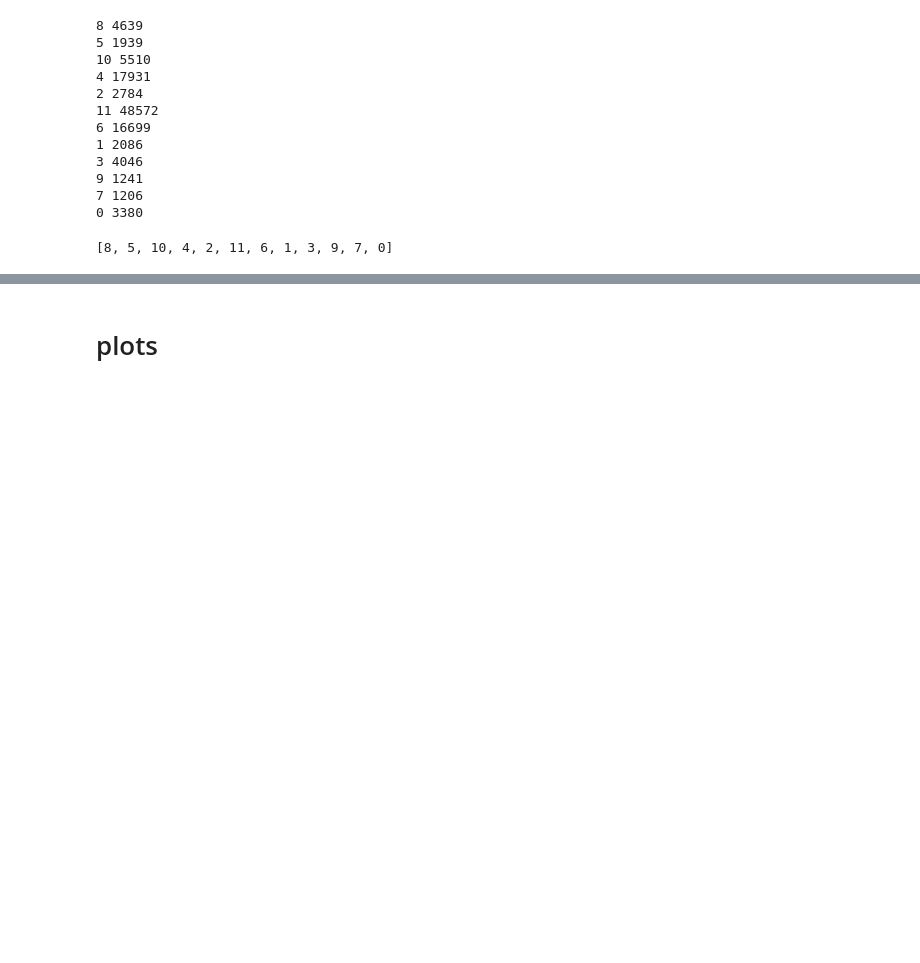
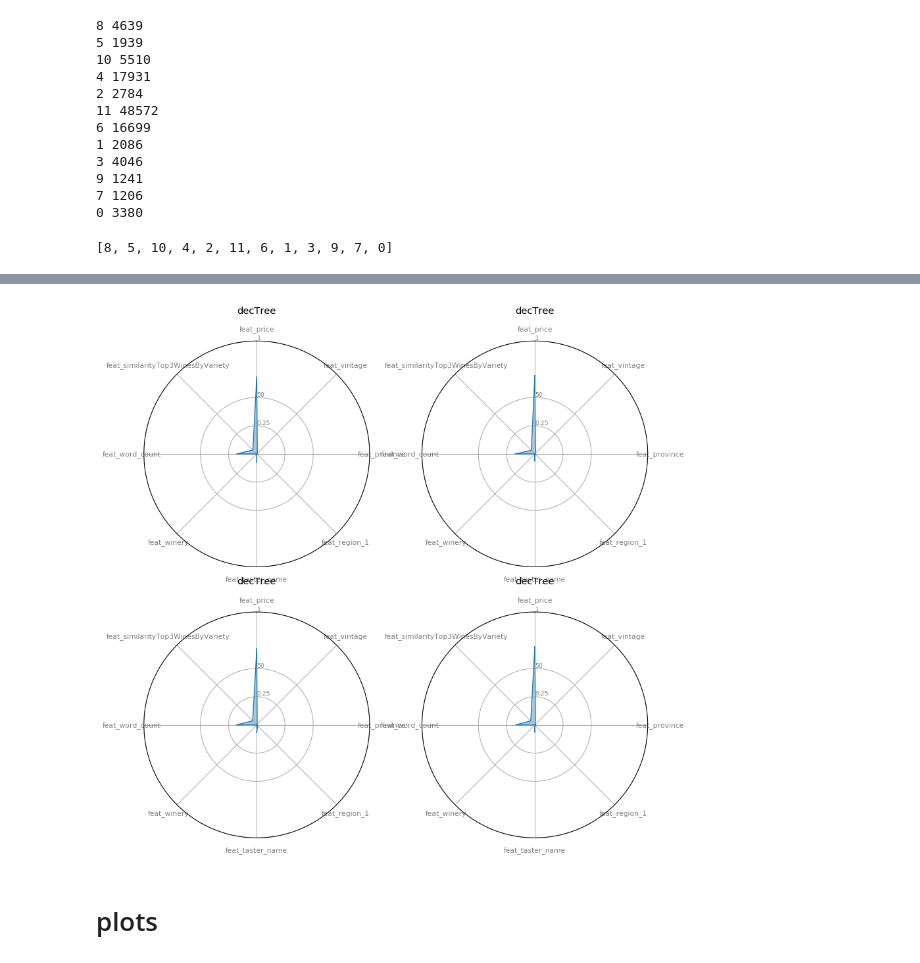
Before and after one commit to Gneur11/bdaFinalMIo, a Jupyter notebook: ClassifierAnalysis.ipynb, the cells around one changed output, grey strips where cells are left out. Drawn from its saved outputs; the diff is of its cells as text; code cells hidden in the pictures; blank space fills up the shorter version.

```diff
--- a/ClassifierAnalysis.ipynb
+++ b/ClassifierAnalysis.ipynb
@@ -494,0 +517,13 @@ result
+# %%
+#per il radar chart, va bene probabilmente solo per la comparazione dei risultati delle importanze per linear regression e dectreeclass
+
+#oppure anche per i risultati di precision recall e f1 score?
+
+df = pd.DataFrame()
+df = df1[["algorithm"] + genFeatures]
+df = df.reset_index(drop=True)
+#df.drop(["algorithm"],axis=1,inplace=True)
+for col in df.columns:
+    df[col] = df[col].replace(100,0)
+df.drop("feat_variety",axis=1,inplace=True)
+df
@@ -495,3 +538,52 @@ result
+# %%
+def make_spider(row, title):#,# color):
+
+    # number of variable
+    categories=list(df)[1:]
+    #print(categories)
+    N = len(categories)
+
+    # What will be the angle of each axis in the plot? (we divide the plot / number of variable)
+    angles = [n / float(N) * 2 * pi for n in range(N)]
+    angles += angles[:1]
+
+    # Initialise the spider plot
+    ax = plt.subplot(2,2,idx+1, polar=True, )
+
+    # If you want the first axis to be on top:
+    ax.set_theta_offset(pi / 2)
+    ax.set_theta_direction(-1)
+
+    # Draw one axe per variable + add labels labels yet
+    plt.xticks(angles[:-1], categories, color='grey', size=8)
+
+    # Draw ylabels
+    ax.set_rlabel_position(0)
+    plt.yticks([0.25,0.50,1], ["0.25","50","1"], color="grey", size=7)
+    plt.ylim(0,1)
+
+    # Ind1
+    values=df.loc[idx].drop('algorithm').values.flatten().tolist()
+    values += values[:1]
+    ax.plot(angles, values, linewidth=1)
+    ax.fill(angles, values, alpha=0.4)
+
+    # Add a title
+    plt.title(title, size=11, y=1.1)
+
+# ------- PART 2: Apply to all individuals
+# initialize the figure
+my_dpi=96
+plt.figure(figsize=(1000/my_dpi, 1000/my_dpi), dpi=my_dpi)
+
+# Create a color palette:
+#my_palette = plt.cm.get_cmap("Set2", len(df.index))
+
+# Loop to plot
+for idx,row in df.iterrows():
+    make_spider(row,row["algorithm"]) #,my_palette(row))
+# %% [output]
+[figure, added]
 # %% [markdown]
 # plots
 # %%
```
Also changed, not shown: parts of 10 cells of this notebook.
